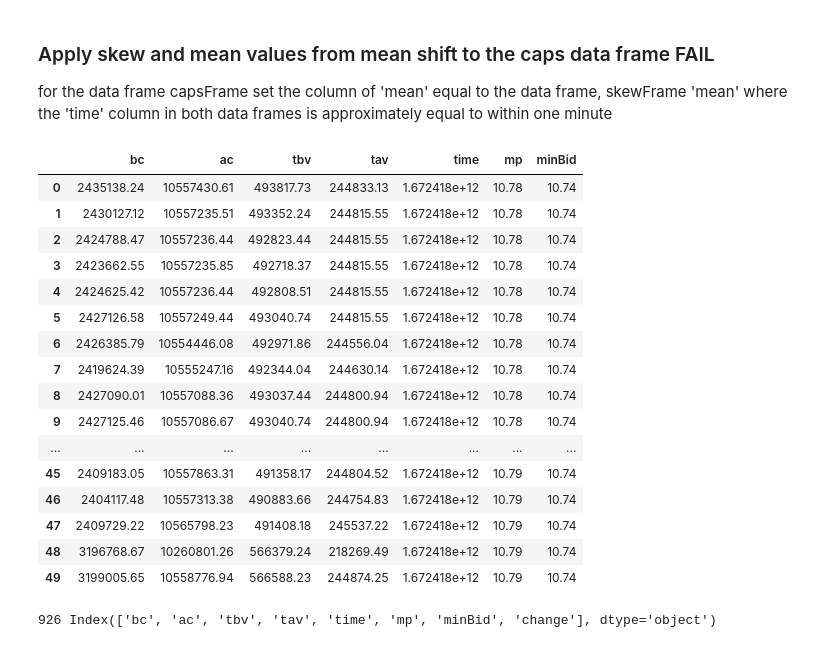
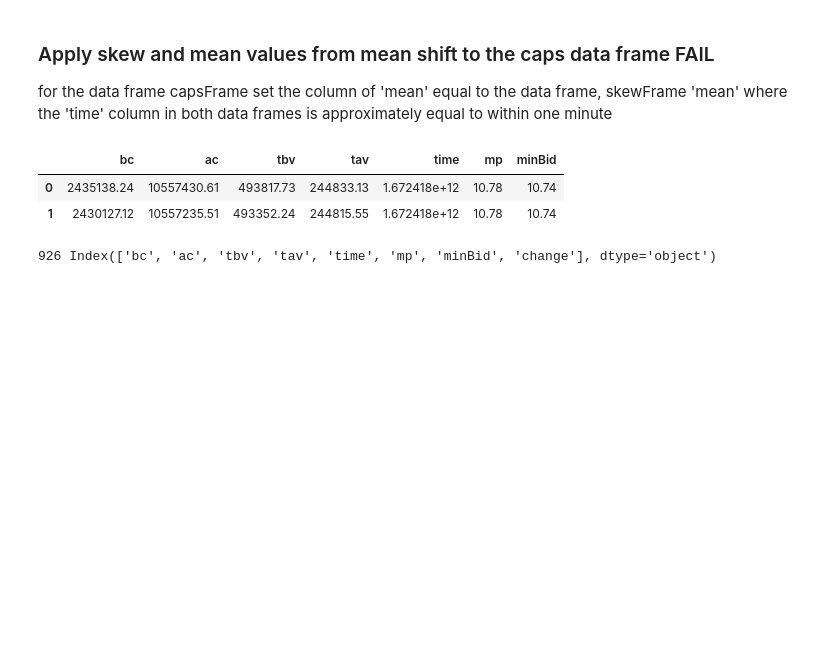
Before and after one commit to stefanbund/grus-m2, a Jupyter notebook: core/ PANDAs_Time series_momentum.ipynb, the cells around one changed output. Cells and saved outputs as stored; diff of their text form; code cells hidden in the pictures; blank space fills up the shorter version.

```diff
--- a/core/ PANDAs_Time series_momentum.ipynb
+++ b/core/ PANDAs_Time series_momentum.ipynb
@@ -124,25 +124,11 @@ for the data frame capsFrame set the column of 'mean' equal to the data frame, s
 #
 # Could not get this operation to work try it again using a range of values once the precursor and surge are defined
 # %%
-capsFrame.head(50)
+capsFrame.head(2)
 # %% [output]
 |  | bc | ac | tbv | tav | time | mp | minBid |
 | 0 | 2435138.24 | 10557430.61 | 493817.73 | 244833.13 | 1.672418e+12 | 10.78 | 10.74 |
 | 1 | 2430127.12 | 10557235.51 | 493352.24 | 244815.55 | 1.672418e+12 | 10.78 | 10.74 |
-| 2 | 2424788.47 | 10557236.44 | 492823.44 | 244815.55 | 1.672418e+12 | 10.78 | 10.74 |
-| 3 | 2423662.55 | 10557235.85 | 492718.37 | 244815.55 | 1.672418e+12 | 10.78 | 10.74 |
-| 4 | 2424625.42 | 10557236.44 | 492808.51 | 244815.55 | 1.672418e+12 | 10.78 | 10.74 |
-| 5 | 2427126.58 | 10557249.44 | 493040.74 | 244815.55 | 1.672418e+12 | 10.78 | 10.74 |
-| 6 | 2426385.79 | 10554446.08 | 492971.86 | 244556.04 | 1.672418e+12 | 10.78 | 10.74 |
-| 7 | 2419624.39 | 10555247.16 | 492344.04 | 244630.14 | 1.672418e+12 | 10.78 | 10.74 |
-| 8 | 2427090.01 | 10557088.36 | 493037.44 | 244800.94 | 1.672418e+12 | 10.78 | 10.74 |
-| 9 | 2427125.46 | 10557086.67 | 493040.74 | 244800.94 | 1.672418e+12 | 10.78 | 10.74 |
-| ... | ... | ... | ... | ... | ... | ... | ... |
-| 45 | 2409183.05 | 10557863.31 | 491358.17 | 244804.52 | 1.672418e+12 | 10.79 | 10.74 |
-| 46 | 2404117.48 | 10557313.38 | 490883.66 | 244754.83 | 1.672418e+12 | 10.79 | 10.74 |
-| 47 | 2409729.22 | 10565798.23 | 491408.18 | 245537.22 | 1.672418e+12 | 10.79 | 10.74 |
-| 48 | 3196768.67 | 10260801.26 | 566379.24 | 218269.49 | 1.672418e+12 | 10.79 | 10.74 |
-| 49 | 3199005.65 | 10558776.94 | 566588.23 | 244874.25 | 1.672418e+12 | 10.79 | 10.74 |
 # %%
 
 
```
Also changed, not shown: parts of 22 cells of this notebook, 1 other file.
